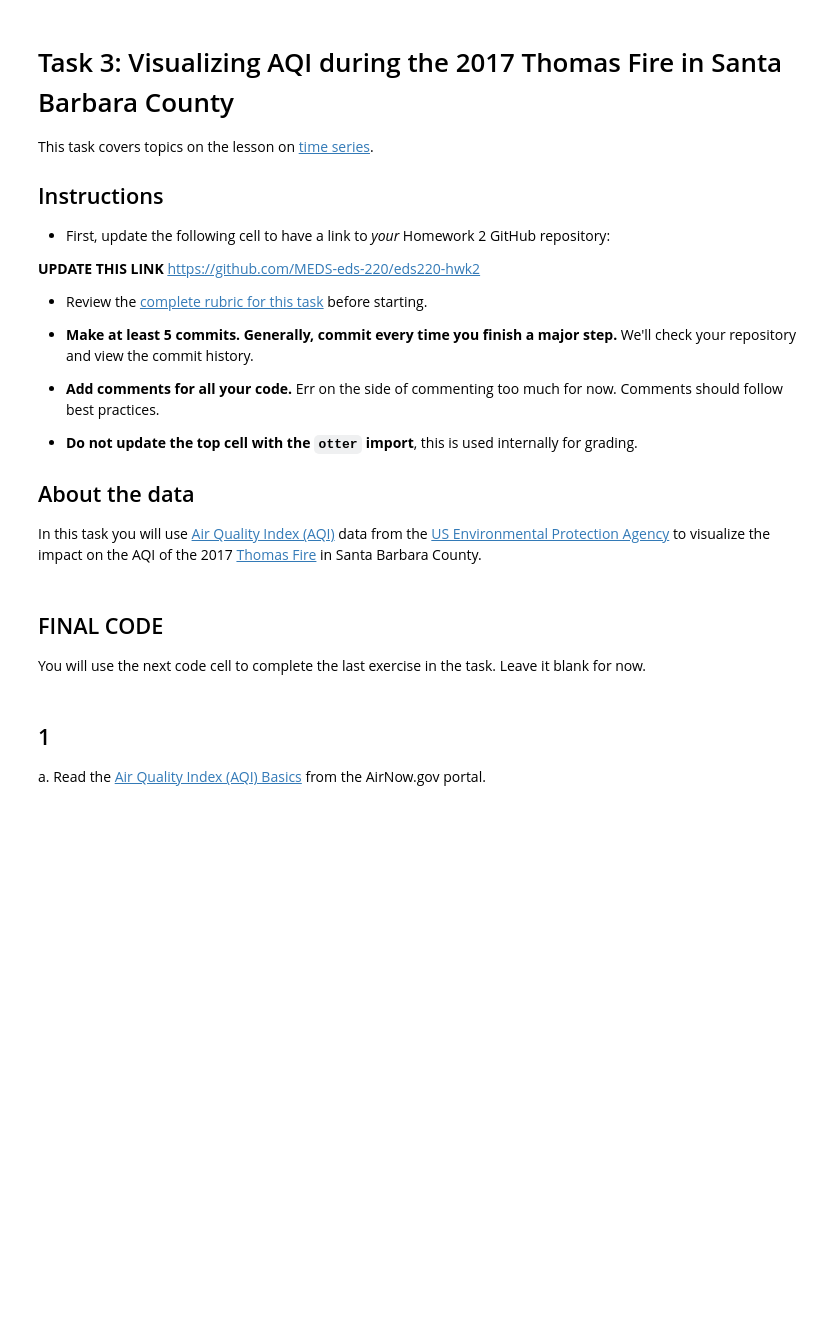
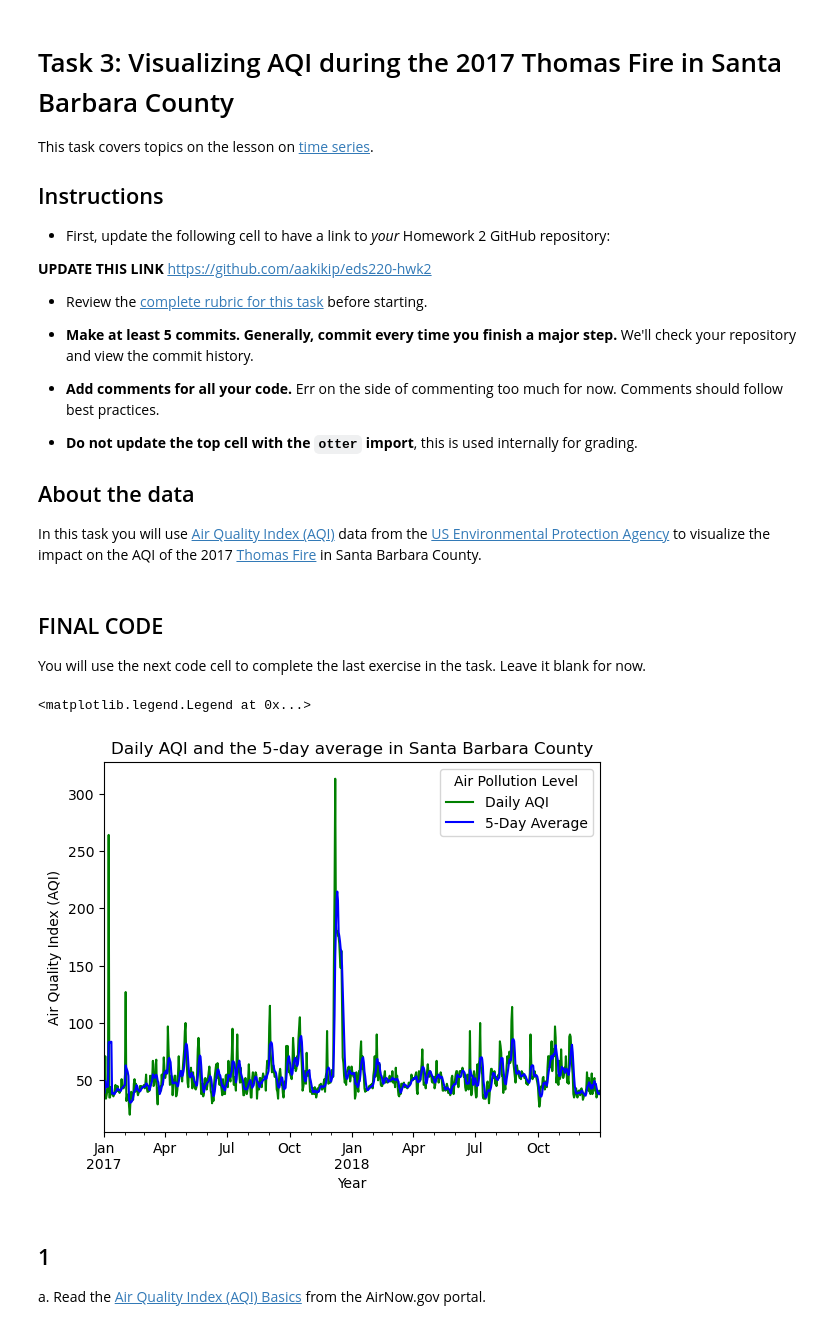
Before and after one commit to aakikip/eds220-hwk2, a Jupyter notebook: task3/hwk2-task3-aqi.ipynb, the cells around one changed output. Saved outputs shown, nothing was run; the diff lists cells and outputs as text; code cells hidden in the pictures; blank space fills up the shorter version.

```diff
--- a/task3/hwk2-task3-aqi.ipynb
+++ b/task3/hwk2-task3-aqi.ipynb
@@ -12,7 +12,7 @@ This task covers topics on the lesson on [time series](https://meds-eds-220.gith
 - First, update the following cell to have a link to *your* Homework 2 GitHub repository:
 
 **UPDATE THIS LINK**
-https://github.com/MEDS-eds-220/eds220-hwk2
+https://github.com/aakikip/eds220-hwk2
 
 
 - Review the [complete rubric for this task](https://docs.google.com/document/d/131OnUDOLpOl94SlaMU9nGqT998ABrjFS/edit?usp=sharing&ouid=111507336322611936333&rtpof=true&sd=true) before starting.
@@ -31,6 +31,43 @@ In this task you will use [Air Quality Index (AQI)](https://www.airnow.gov/aqi/a
 ## FINAL CODE
 
 You will use the next code cell to complete the last exercise in the task. Leave it blank for now.
+# %%
+# Load the libraries
+import pandas as pd
+import numpy as np
+import matplotlib.pyplot as plt
+
+# Read in both dataframes
+aqi_17 = pd.read_csv("https://aqs.epa.gov/aqsweb/airdata/daily_aqi_by_county_2017.zip", compression = 'zip')
+aqi_18 = pd.read_csv("https://aqs.epa.gov/aqsweb/airdata/daily_aqi_by_county_2018.zip", compression = 'zip')
+
+# Concatenate the DataFrames aqi_17 and aqi_18 vertically
+aqi = pd.concat([aqi_17, aqi_18])
+
+# Simplify column names
+aqi.columns = (aqi.columns.str.lower().str.replace(' ','_'))
+
+# Select the data of interest from Santa Barbara county
+aqi_sb = aqi[aqi['county_name'] == 'Santa Barbara']
+aqi_sb = aqi_sb.drop(columns = ['state_name', 'county_name', 'state_code', 'county_code'])
+
+# Convert the date column to 'pandas.Datetime' object and update the index to date column
+aqi_sb['date'] = pd.to_datetime(aqi_sb['date'])
+aqi_sb = aqi_sb.set_index('date')
+
+# Calculate a rolling average over 5 days and mean AQI
+rolling_average = aqi_sb['aqi'].rolling('5D').mean()
+aqi_sb['five_day_average'] = aqi_sb['aqi'].rolling('5D').mean()
+
+# Plot showing both the daily AQI and the 5-day average
+daily_aqi_rollingavg = aqi_sb[['aqi', 'five_day_average']].plot(ylabel = 'Air Quality Index (AQI)',
+                                        xlabel = 'Year',
+                                        title = 'Daily AQI and the 5-day average in Santa Barbara County',
+                                        color = ['green', 'blue'])
+daily_aqi_rollingavg.legend(['Daily AQI', '5-Day Average'], title = 'Air Pollution Level')
+# %% [output]
+<matplotlib.legend.Legend at 0x...>
+[figure, added]
 # %% [markdown]
 ## 1
 
```
Also changed, not shown: parts of 21 cells of this notebook.
